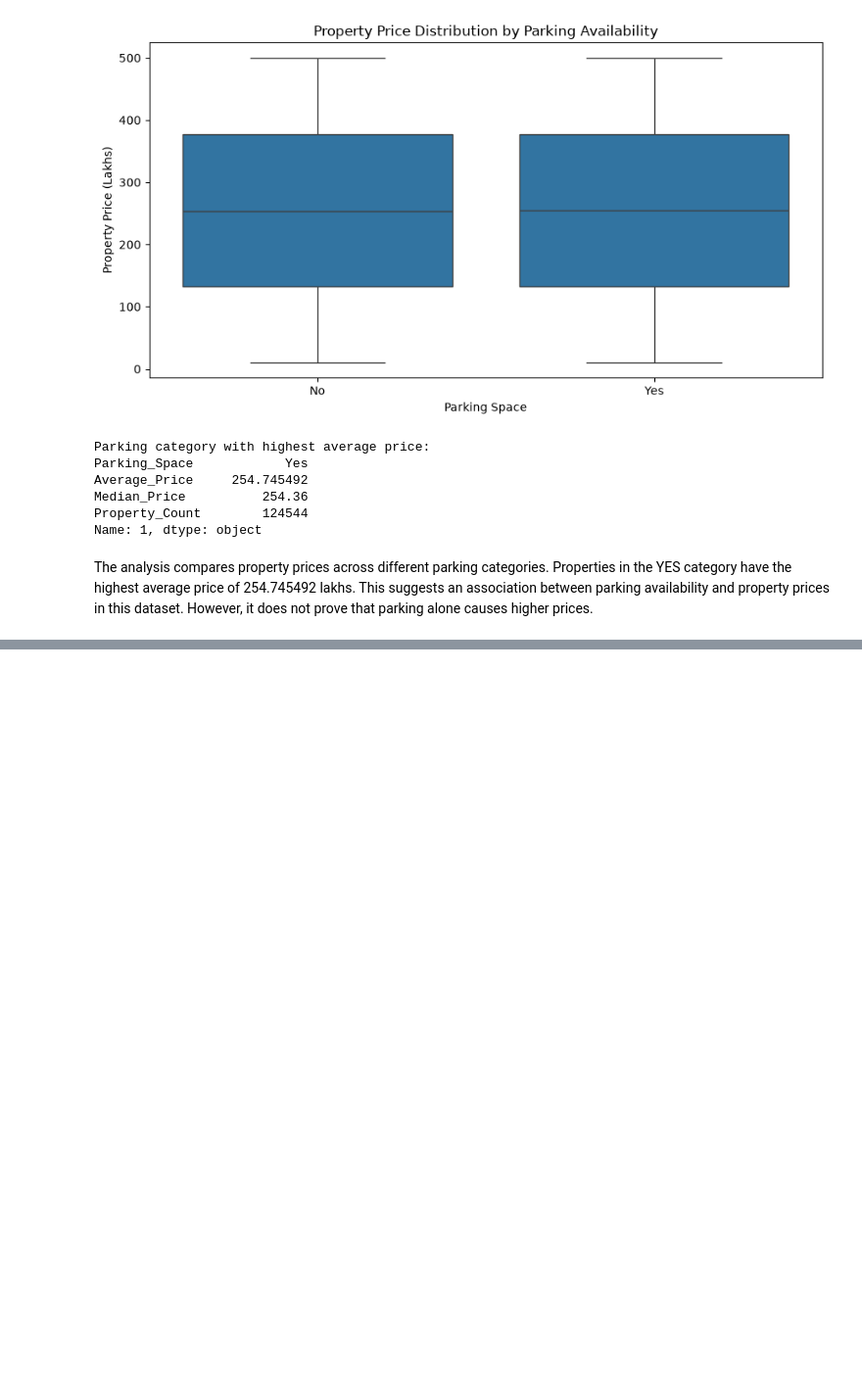
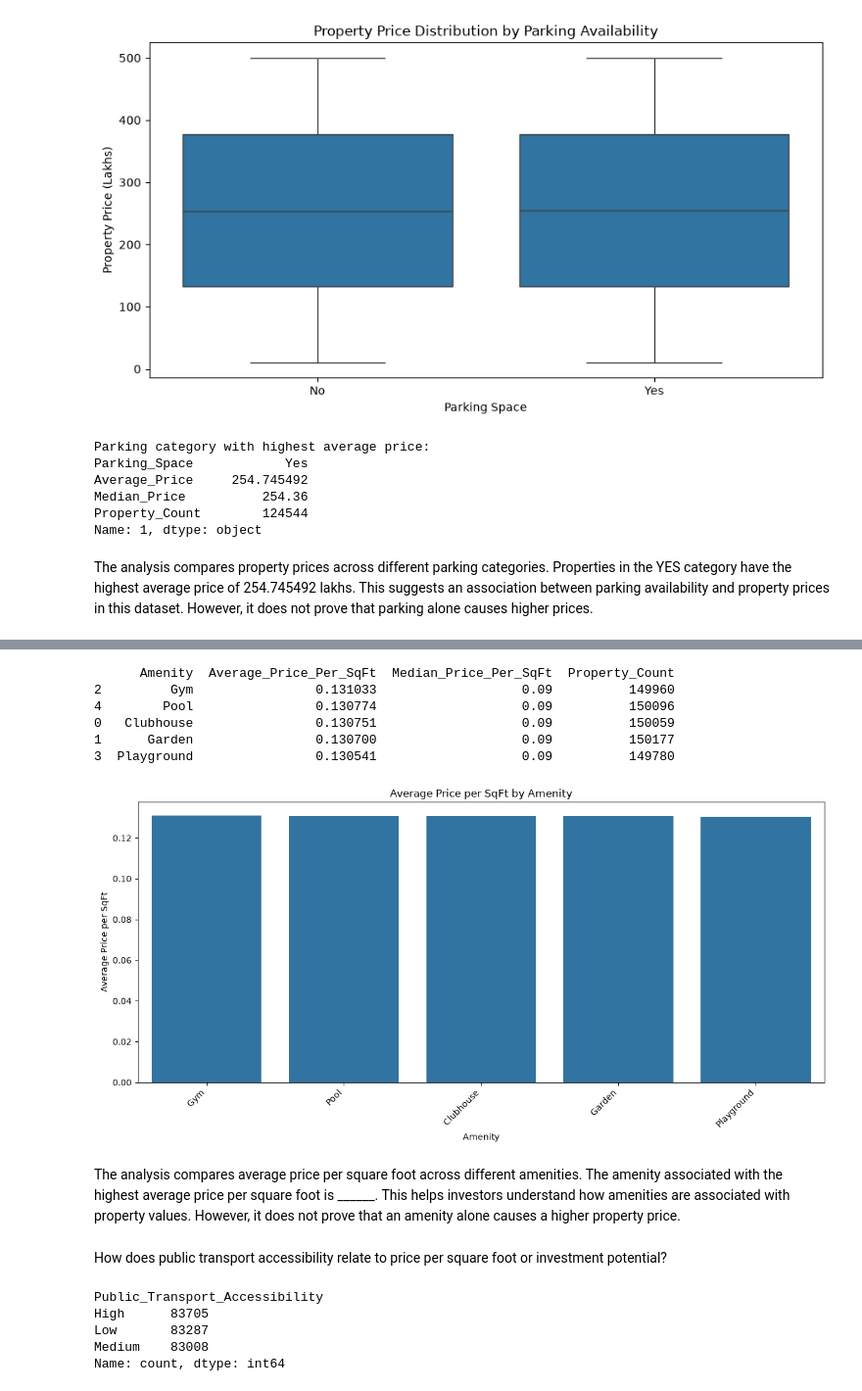
Before and after one commit to shakti-mankar/Data_Analyst_internship_projects, a Jupyter notebook: 3rd project/Notebooks/EDA.ipynb, the cells around one changed output, grey strips where cells are left out. Shown at 98% size. Saved outputs shown, nothing was run; the diff lists cells and outputs as text; code cells hidden in the pictures; blank space fills up the shorter version.

```diff
--- a/3rd project/Notebooks/EDA.ipynb
+++ b/3rd project/Notebooks/EDA.ipynb
@@ -1751,0 +1803,55 @@ The analysis compares property prices across different parking categories. Prope
+# %%
+amenity_price = amenities_df.groupby("Amenities")["Price_per_SqFt"].agg(
+    ["mean", "median", "count"]
+).reset_index()
+
+amenity_price.columns = [
+    "Amenity",
+    "Average_Price_Per_SqFt",
+    "Median_Price_Per_SqFt",
+    "Property_Count"
+]
+
+amenity_price = amenity_price.sort_values(
+    by="Average_Price_Per_SqFt",
+    ascending=False
+)
+
+print(amenity_price)
+# %% [output]
+      Amenity  Average_Price_Per_SqFt  Median_Price_Per_SqFt  Property_Count
+2         Gym                0.131033                   0.09          149960
+4        Pool                0.130774                   0.09          150096
+0   Clubhouse                0.130751                   0.09          150059
+1      Garden                0.130700                   0.09          150177
+3  Playground                0.130541                   0.09          149780
+# %%
+plt.figure(figsize=(12, 6))
+
+sns.barplot(
+    data=amenity_price,
+    x="Amenity",
+    y="Average_Price_Per_SqFt"
+)
+
+plt.title("Average Price per SqFt by Amenity")
+plt.xlabel("Amenity")
+plt.ylabel("Average Price per SqFt")
+plt.xticks(rotation=45, ha="right")
+
+plt.tight_layout()
+plt.show()
+# %% [output]
+[figure, added]
+# %% [markdown]
+The analysis compares average price per square foot across different amenities. The amenity associated with the highest average price per square foot is ______. This helps investors understand how amenities are associated with property values. However, it does not prove that an amenity alone causes a higher property price.
+# %% [markdown]
+How does public transport accessibility relate to price per square foot or investment potential?
+# %%
+print(df["Public_Transport_Accessibility"].value_counts())
+# %% [output]
+Public_Transport_Accessibility
+High      83705
+Low       83287
+Medium    83008
+Name: count, dtype: int64
```
Also changed, not shown: parts of 10 cells of this notebook, 5 other files.
